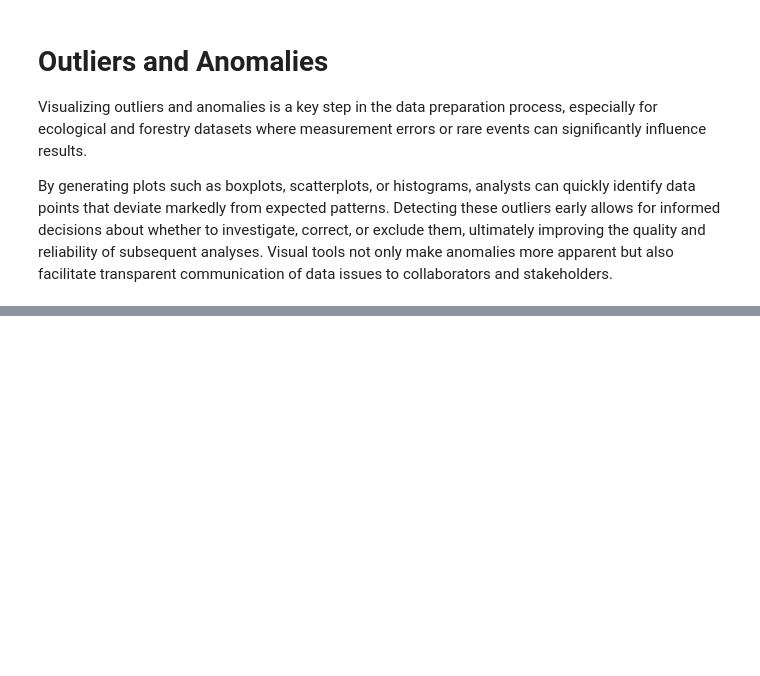
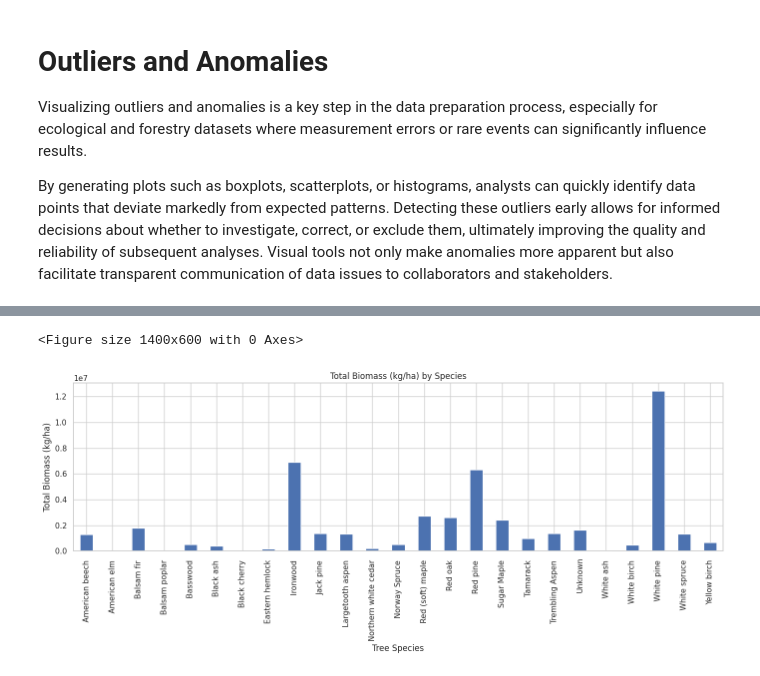
Before and after one commit to subornaa/Data-Analytics-Tutorials, a Jupyter notebook: Data_Wrangling_Tutorials.ipynb, the cells around one changed output, grey strips where cells are left out. Cells and saved outputs as stored; diff of their text form; code cells hidden in the pictures; blank space fills up the shorter version.

```diff
--- a/Data_Wrangling_Tutorials.ipynb
+++ b/Data_Wrangling_Tutorials.ipynb
@@ -791,0 +801,19 @@ cleaned_tree_data
+# %%
+#@title Solution
+sns.set(style="whitegrid")
+plt.figure(figsize=(14, 6))
+
+# Group by PlotName and sum biomass for each plot
+biomass_by_plot = trees_df.groupby('species')['biomass'].sum()
+
+plt.figure(figsize=(14, 6))
+biomass_by_plot.plot(kind='bar')
+plt.xlabel('Tree Species')
+plt.ylabel('Total Biomass (kg/ha)')
+plt.title('Total Biomass (kg/ha) by Species')
+plt.xticks(rotation=90, ha='center')
+plt.tight_layout()
+plt.show()
+# %% [output]
+<Figure size 1400x600 with 0 Axes>
+[figure, added]
```
Also changed, not shown: parts of 17 cells of this notebook.
